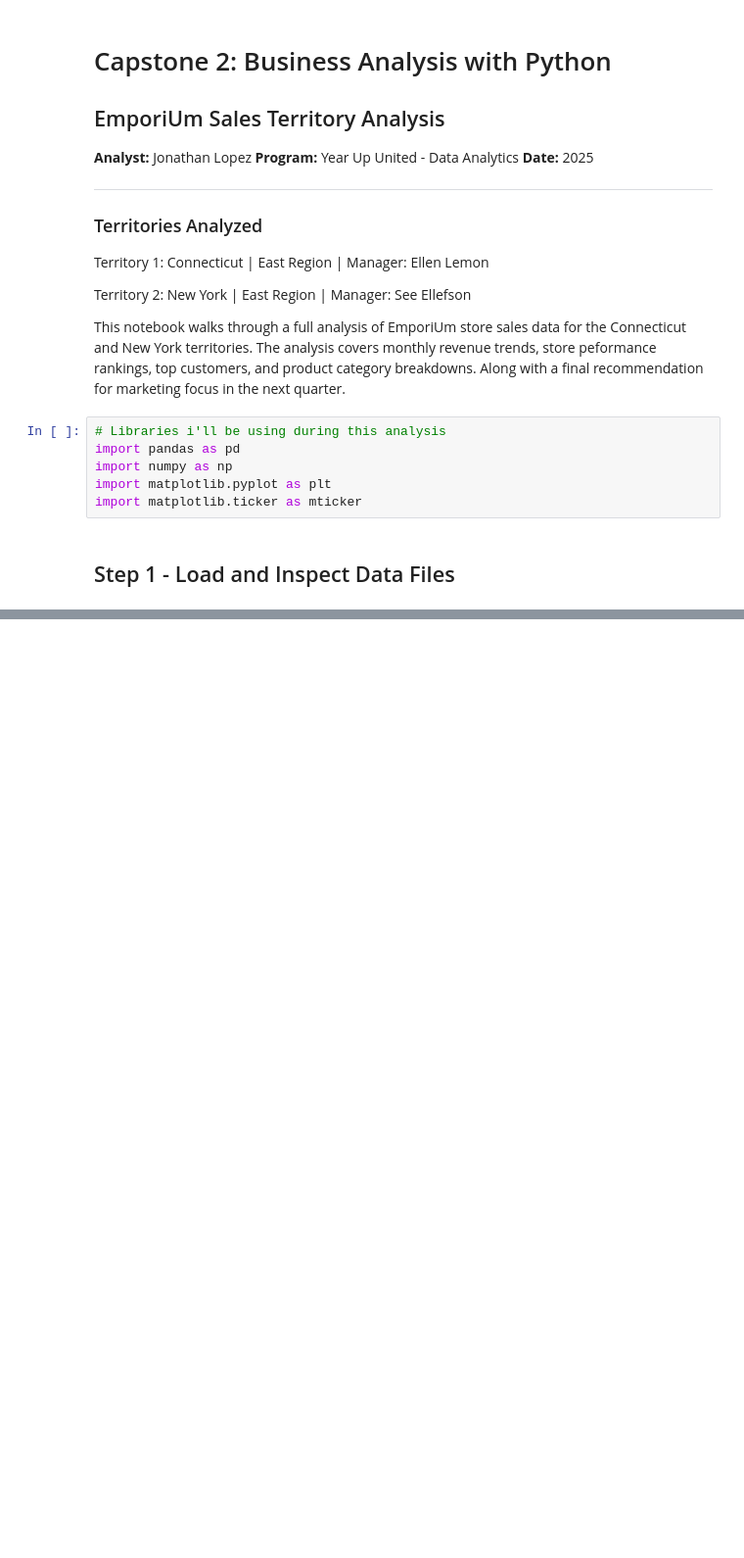
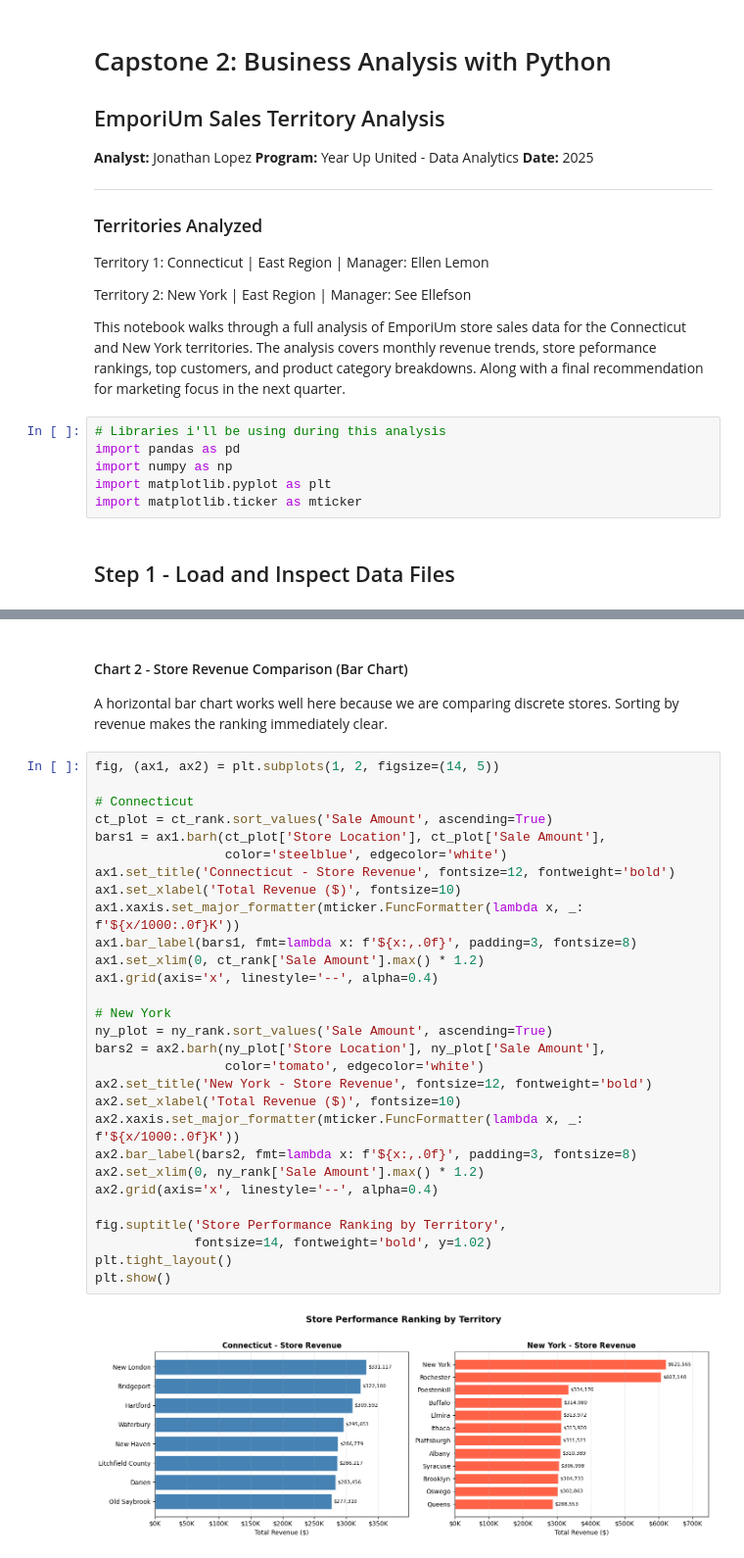
Before and after one commit to JonLopez22/Capstone_2, a Jupyter notebook: lopez_sales_analysis.ipynb, the cells around one changed output, grey strips where cells are left out. Shown at 98% size. Saved outputs shown, nothing was run; the diff lists cells and outputs as text; blank space fills up the shorter version.

```diff
--- a/lopez_sales_analysis.ipynb
+++ b/lopez_sales_analysis.ipynb
@@ -30,0 +302,35 @@ FileNotFoundError: [Errno 2] No such file or directory: 'customer_list.csv'
+# %% [markdown]
+#### Chart 2 - Store Revenue Comparison (Bar Chart)
+
+A horizontal bar chart works well here because we are comparing discrete stores. Sorting by revenue makes the ranking immediately clear.
+# %%
+fig, (ax1, ax2) = plt.subplots(1, 2, figsize=(14, 5))
+
+# Connecticut
+ct_plot = ct_rank.sort_values('Sale Amount', ascending=True)
+bars1 = ax1.barh(ct_plot['Store Location'], ct_plot['Sale Amount'],
+                 color='steelblue', edgecolor='white')
+ax1.set_title('Connecticut - Store Revenue', fontsize=12, fontweight='bold')
+ax1.set_xlabel('Total Revenue ($)', fontsize=10)
+ax1.xaxis.set_major_formatter(mticker.FuncFormatter(lambda x, _: f'${x/1000:.0f}K'))
+ax1.bar_label(bars1, fmt=lambda x: f'${x:,.0f}', padding=3, fontsize=8)
+ax1.set_xlim(0, ct_rank['Sale Amount'].max() * 1.2)
+ax1.grid(axis='x', linestyle='--', alpha=0.4)
+
+# New York
+ny_plot = ny_rank.sort_values('Sale Amount', ascending=True)
+bars2 = ax2.barh(ny_plot['Store Location'], ny_plot['Sale Amount'],
+                 color='tomato', edgecolor='white')
+ax2.set_title('New York - Store Revenue', fontsize=12, fontweight='bold')
+ax2.set_xlabel('Total Revenue ($)', fontsize=10)
+ax2.xaxis.set_major_formatter(mticker.FuncFormatter(lambda x, _: f'${x/1000:.0f}K'))
+ax2.bar_label(bars2, fmt=lambda x: f'${x:,.0f}', padding=3, fontsize=8)
+ax2.set_xlim(0, ny_rank['Sale Amount'].max() * 1.2)
+ax2.grid(axis='x', linestyle='--', alpha=0.4)
+
+fig.suptitle('Store Performance Ranking by Territory',
+             fontsize=14, fontweight='bold', y=1.02)
+plt.tight_layout()
+plt.show()
+# %% [output]
+[figure, added]
```
Also changed, not shown: parts of 23 cells of this notebook.
